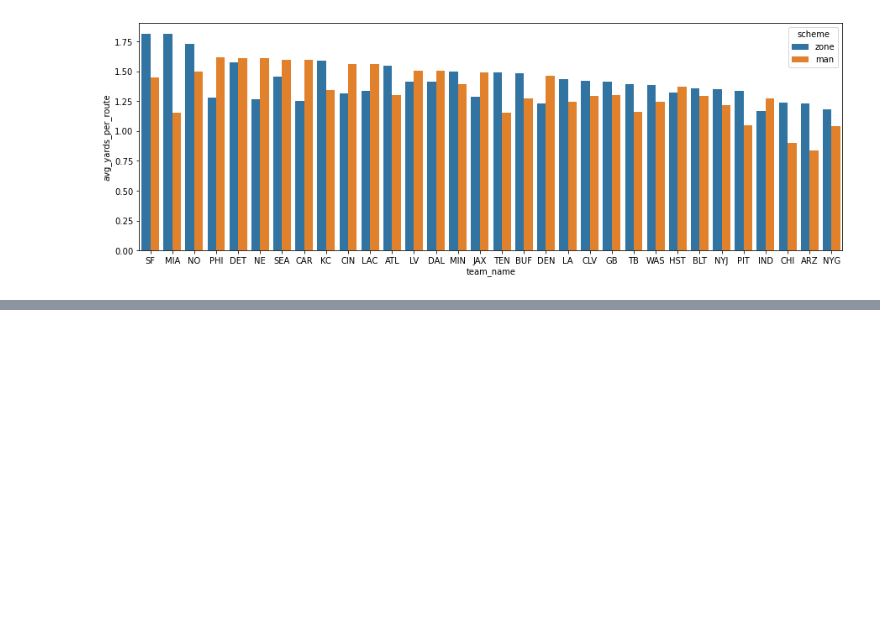
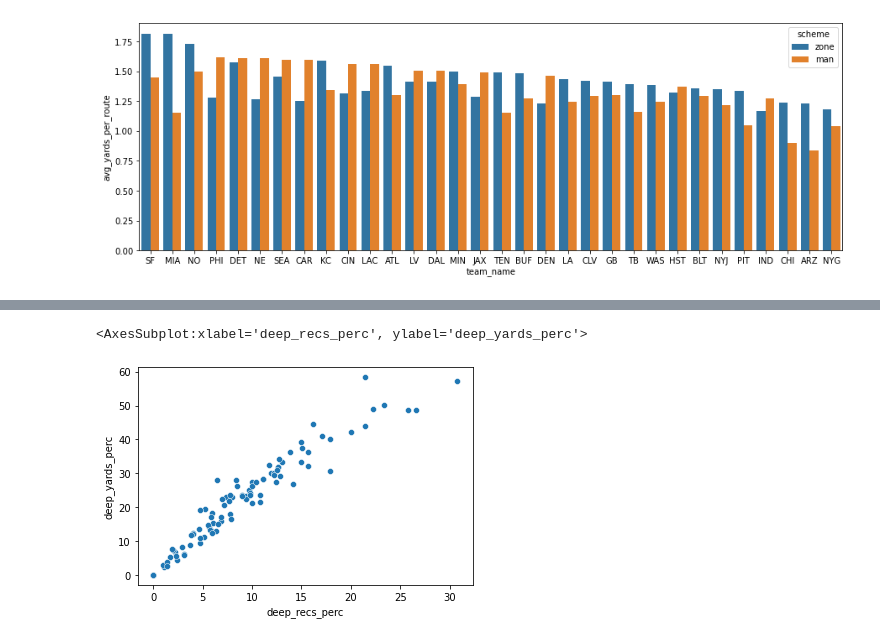
Before and after one commit to kchander92/NYCDSA-Data-Analysis-Project, a Jupyter notebook: Data Analysis Project Krishnan Chander.ipynb, the cells around one changed output, grey strips where cells are left out. Saved outputs shown, nothing was run; the diff lists cells and outputs as text; code cells hidden in the pictures; blank space fills up the shorter version.

Commit message:
Develop new features pertaining to deep receptions and plot them for top 100 players

```diff
--- a/Data Analysis Project Krishnan Chander.ipynb
+++ b/Data Analysis Project Krishnan Chander.ipynb
@@ -577,0 +578,3 @@ sb.boxplot(data=receiving_summary, x='receptions')
+# %%
+top_100_target_depth = receiving_summary.sort_values(by='yards', ascending=False).head(100)[['player', 'player_id', 'position', 'team_name', 'avg_depth_of_target', 'receptions', 'yards']]
+top_100_target_depth
@@ -577,0 +595,5 @@ sb.boxplot(data=receiving_summary, x='receptions')
+# %%
+top_100_target_depth = pd.merge(top_100_target_depth,
+                               receiving_depth[['player_id', 'deep_avg_depth_of_target', 'deep_receptions', 'deep_yards']],
+                               on='player_id')
+top_100_target_depth
@@ -577,0 +614,4 @@ sb.boxplot(data=receiving_summary, x='receptions')
+# %%
+top_100_target_depth['deep_recs_perc'] = top_100_target_depth['deep_receptions'] / top_100_target_depth['receptions'] * 100
+top_100_target_depth['deep_yards_perc'] = top_100_target_depth['deep_yards'] / top_100_target_depth['yards'] * 100
+top_100_target_depth['avg_depth_ratio'] = top_100_target_depth['deep_avg_depth_of_target'] / top_100_target_depth['avg_depth_of_target']
@@ -577,0 +634,5 @@ sb.boxplot(data=receiving_summary, x='receptions')
+# %%
+sb.scatterplot(data=top_100_target_depth, x='deep_recs_perc', y='deep_yards_perc')
+# %% [output]
+<AxesSubplot:xlabel='deep_recs_perc', ylabel='deep_yards_perc'>
+[figure, added]
```
Also changed, not shown: parts of 15 cells of this notebook.
